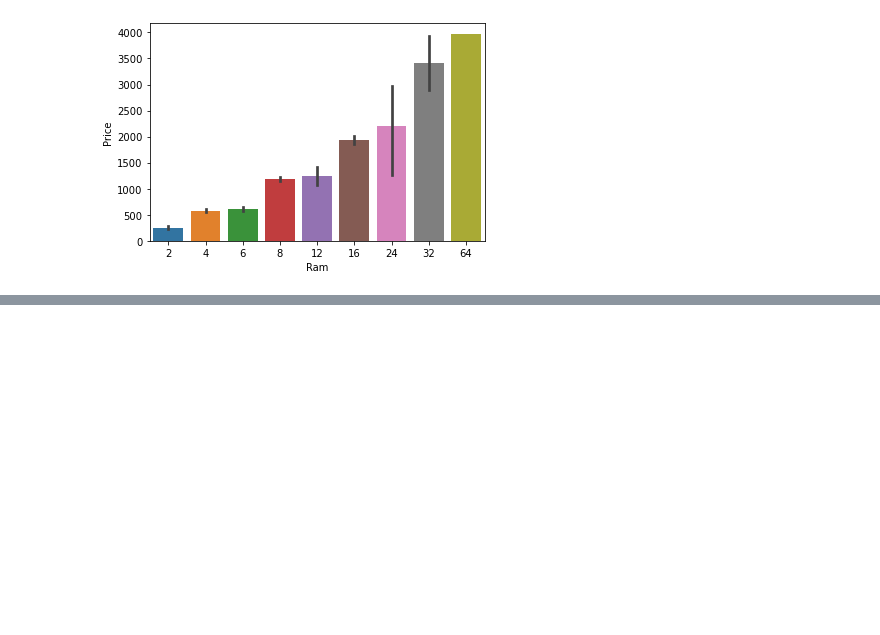
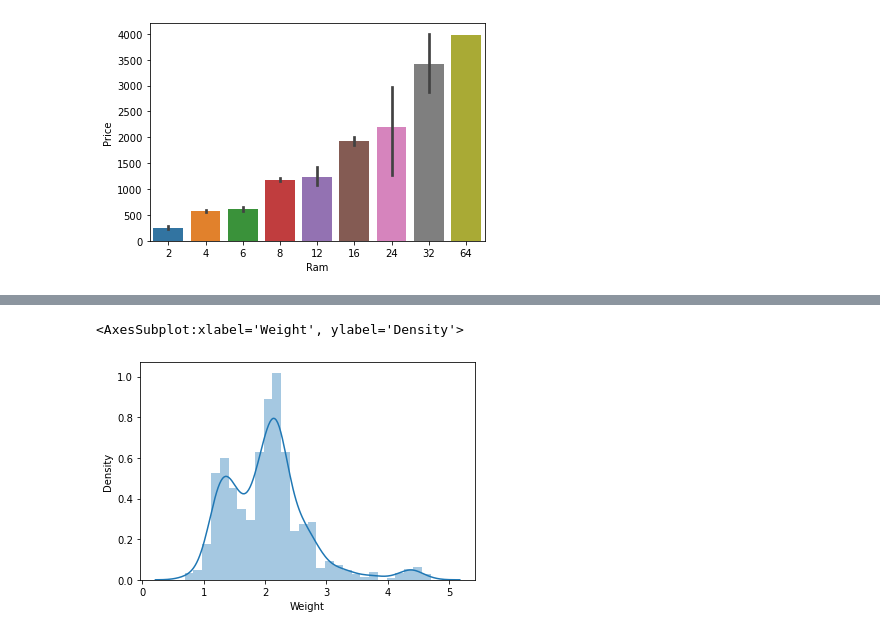
Before and after one commit to Mehmet-Unluturk/Streamlit_Laptop_Price_Predictor, a Jupyter notebook: Laptop_Price.ipynb, the cells around one changed output, grey strips where cells are left out. Cells and saved outputs as stored; diff of their text form; code cells hidden in the pictures; blank space fills up the shorter version.

```diff
--- a/Laptop_Price.ipynb
+++ b/Laptop_Price.ipynb
@@ -398,0 +660,5 @@ plt.show()
+# %%
+sns.distplot(df["Weight"])
+# %% [output]
+<AxesSubplot:xlabel='Weight', ylabel='Density'>
+[figure, added]
```
Also changed, not shown: parts of 60 cells of this notebook.
